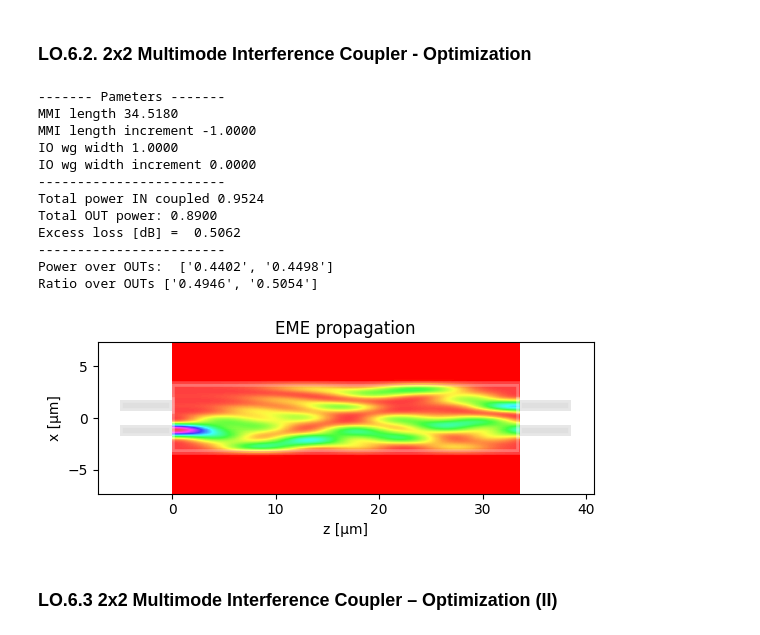
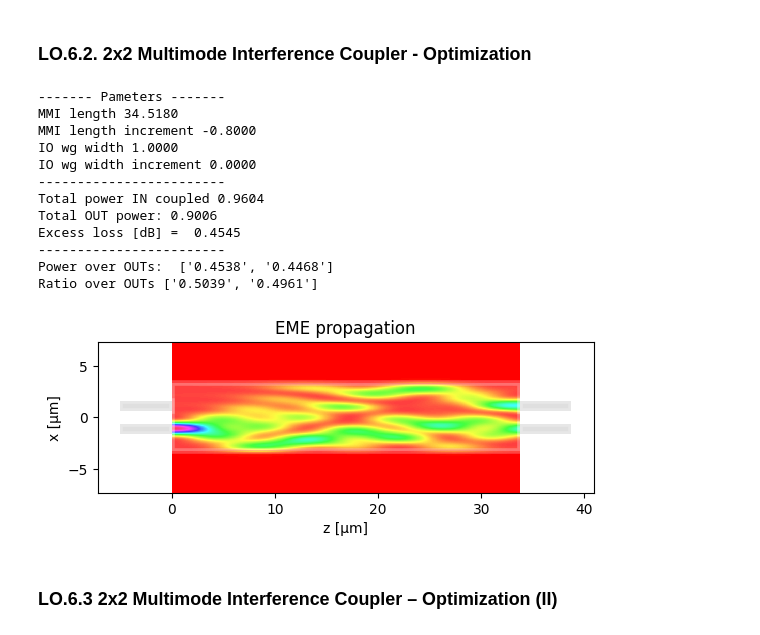
Before and after one commit to antpial/cifoin-lab2, a Jupyter notebook: COUPLERS_Student.ipynb, the cells around one changed output. Saved outputs shown, nothing was run; the diff lists cells and outputs as text; code cells hidden in the pictures.

```diff
--- a/COUPLERS_Student.ipynb
+++ b/COUPLERS_Student.ipynb
@@ -516,30 +539,30 @@ Ratio over OUTs ['0.5152', '0.4848']
 # %% [markdown]
 ### LO.6.2. 2x2 Multimode Interference Coupler - Optimization
 # %%
-dy = 0.1
+dy = 0.01
 # MMI I/O waveguide positions (check class slides for type of MMI)
 m.IN_WVG_positions = mmi_Width*np.array([-1/6,1/6]) + np.array([-dy,dy]) # STUDENT
 m.OUT_WVG_positions = mmi_Width*np.array([-1/6,1/6]) + np.array([-dy,dy])  # STUDENT
 
 # MMI length (check class slides for type of MMI)
-m.dL_MMI = -1  # STUDENT
+m.dL_MMI = -0.8  # STUDENT
 
 # Run propagation
 m.propagation()
 # %% [output]
 ------- Pameters -------
 MMI length 34.5180
-MMI length increment -1.0000
+MMI length increment -0.8000
 IO wg width 1.0000
 IO wg width increment 0.0000
 ------------------------
-Total power IN coupled 0.9524
-Total OUT power: 0.8900
-Excess loss [dB] =  0.5062
+Total power IN coupled 0.9604
+Total OUT power: 0.9006
+Excess loss [dB] =  0.4545
 ------------------------
-Power over OUTs:  ['0.4402', '0.4498']
-Ratio over OUTs ['0.4946', '0.5054']
+Power over OUTs:  ['0.4538', '0.4468']
+Ratio over OUTs ['0.5039', '0.4961']
-[figure, old version]
+[figure, new version]
 # %% [markdown]
 ### LO.6.3 2x2 Multimode Interference Coupler – Optimization (II)
 # %%
```
Also changed, not shown: parts of 11 cells of this notebook.
